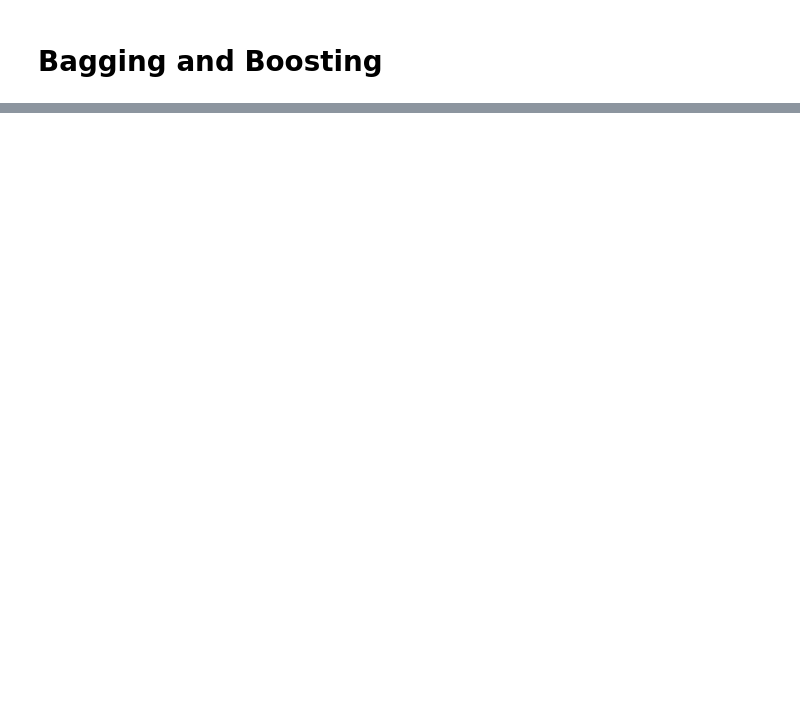
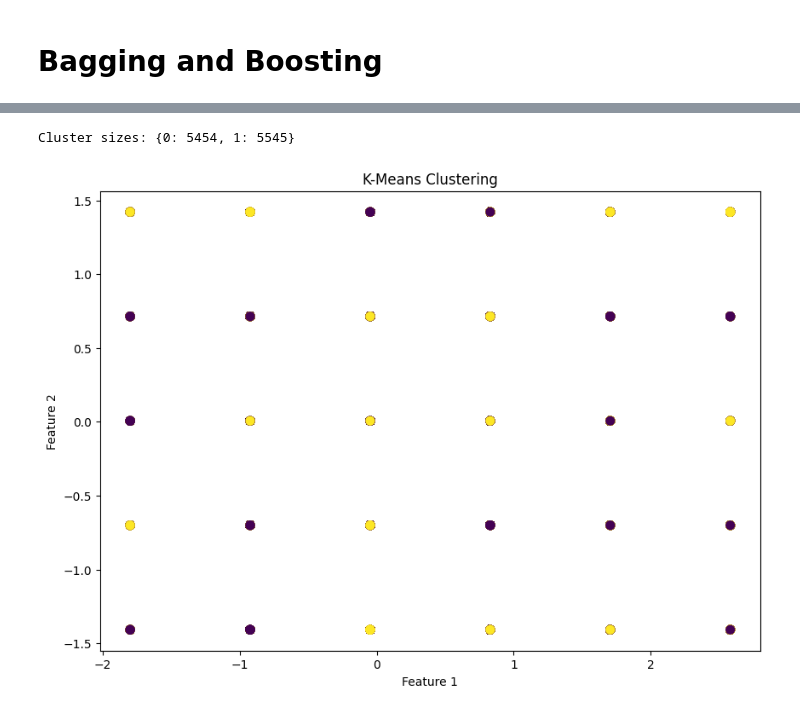
Before and after one commit to Atabeydem/477_Project, a Jupyter notebook: CE 477.ipynb, the cells around one changed output, grey strips where cells are left out. Cells and saved outputs as stored; diff of their text form; code cells hidden in the pictures; blank space fills up the shorter version.

Commit message:
Partition based Clustering implemented

```diff
--- a/CE 477.ipynb
+++ b/CE 477.ipynb
@@ -739,0 +680,27 @@ Interesting Association Rules:
+# %%
+from sklearn.cluster import KMeans
+from sklearn.preprocessing import StandardScaler
+import numpy as np
+
+# standardization
+scaler = StandardScaler()
+data_scaled = scaler.fit_transform(X)
+
+kmeans=KMeans(n_clusters=2,random_state=42)
+
+clusters = kmeans.fit_predict(data_scaled)
+
+# cluster sizes
+unique, counts = np.unique(clusters, return_counts=True)
+cluster_sizes = dict(zip(unique, counts))
+print("Cluster sizes:", cluster_sizes)
+
+plt.figure(figsize=(10, 7))
+plt.scatter(data_scaled[:, 0], data_scaled[:, 1], c=clusters, cmap='viridis', s=50)
+plt.title('K-Means Clustering')
+plt.xlabel('Feature 1')
+plt.ylabel('Feature 2')
+plt.show()
+# %% [output]
+Cluster sizes: {0: 5454, 1: 5545}
+[figure, added]
```
Also changed, not shown: parts of 18 cells of this notebook.
